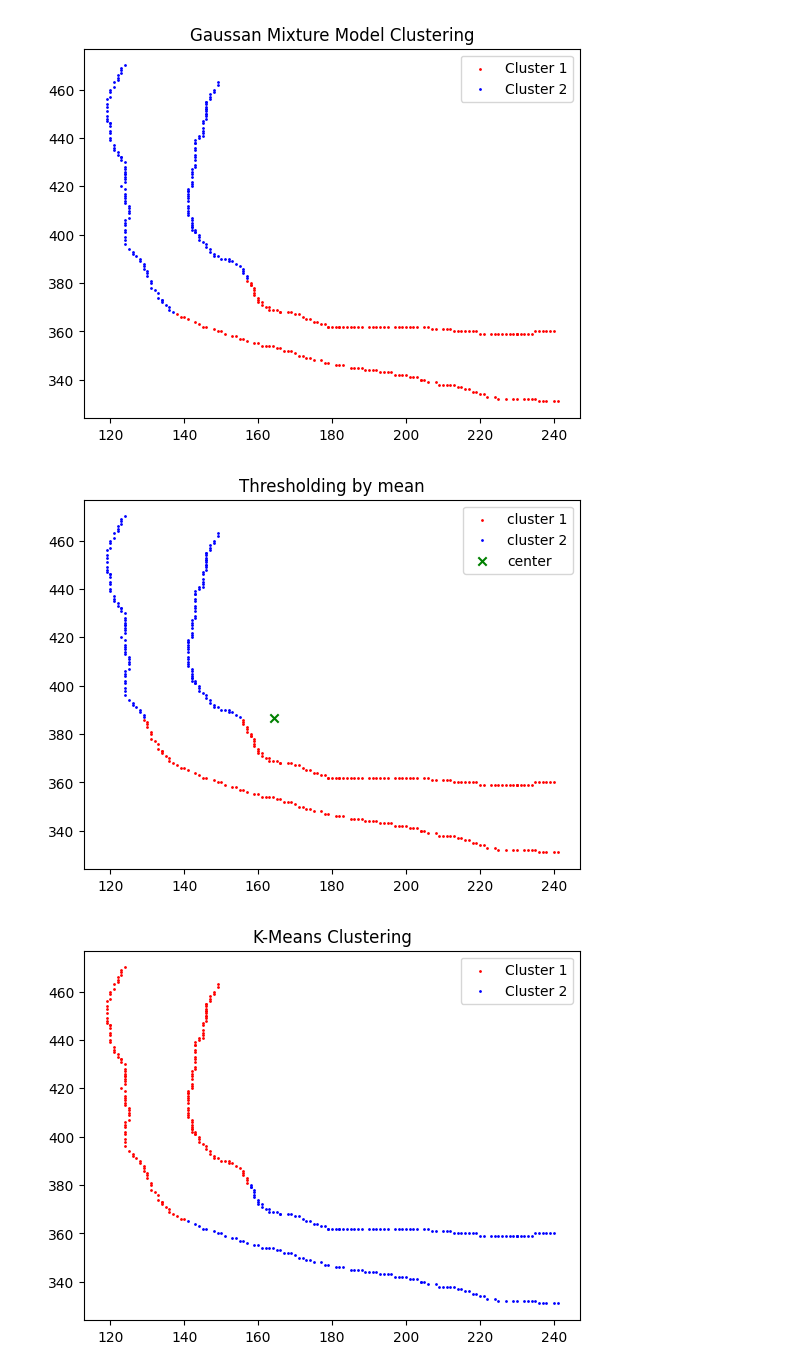
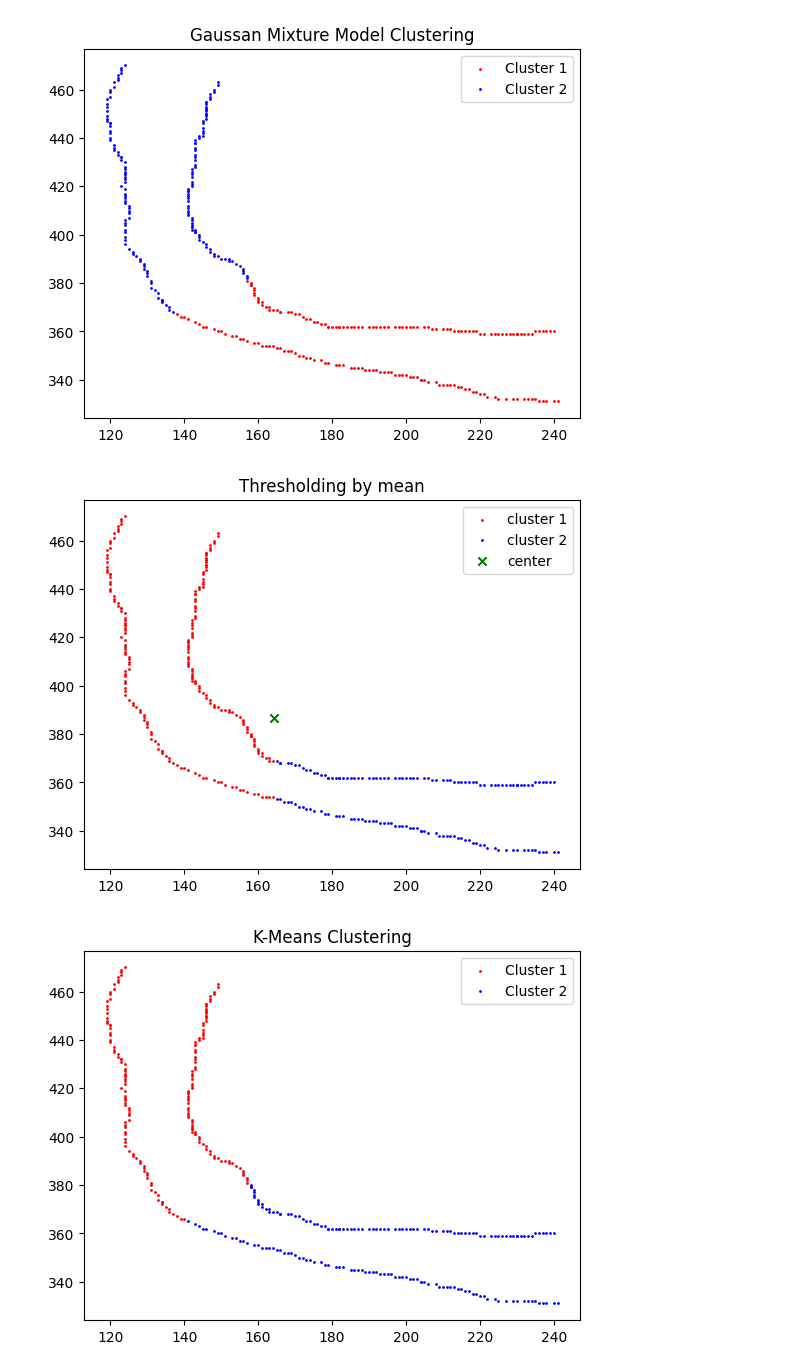
Before and after one commit to outsider8946/VCD, a Jupyter notebook: notebooks/clustering.ipynb, the cells around one changed output. Cells and saved outputs as stored; diff of their text form; code cells hidden in the pictures.

```diff
--- a/notebooks/clustering.ipynb
+++ b/notebooks/clustering.ipynb
@@ -78,19 +77,19 @@ plt.show()
 # %%
 import numpy as np
 import matplotlib.pyplot as plt
 
 center = np.mean(points, axis=0)
-left_points = points[points[:, 1] < center[1]]
-right_points = points[points[:, 1] > center[1]]
+left_points = points[points[:, 0] < center[0]]
+right_points = points[points[:, 0] > center[0]]
 
 plt.scatter(left_points[:, 0], left_points[:, 1], color='red', label='cluster 1', s=1)
 plt.scatter(right_points[:, 0], right_points[:, 1], color='blue', label='cluster 2', s=1)
 plt.scatter(center[0], center[1], color='green', marker='x', label='center')
 plt.legend()
 plt.title("Thresholding by mean")
 plt.show()
 # %% [output]
-[figure, old version]
+[figure, new version]
 # %%
 from sklearn.cluster import KMeans
 import matplotlib.pyplot as plt
```
Also changed, not shown: parts of 1 cell of this notebook, 2 other files.
